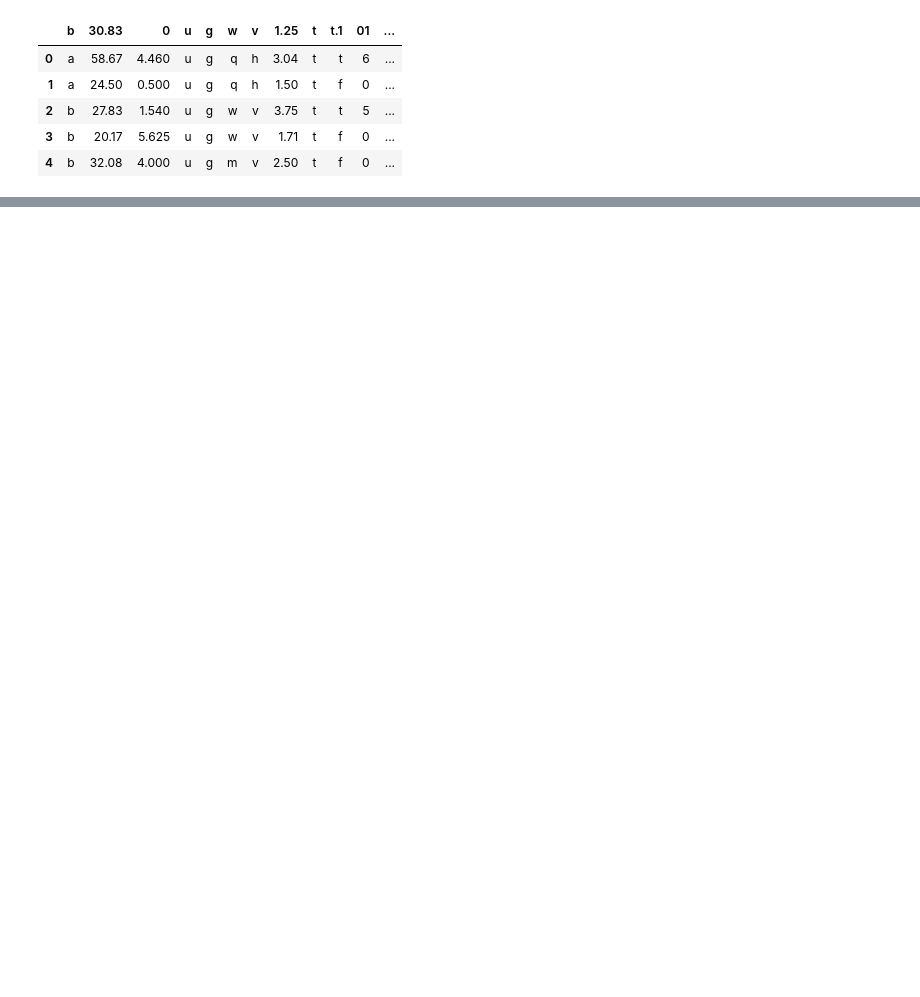
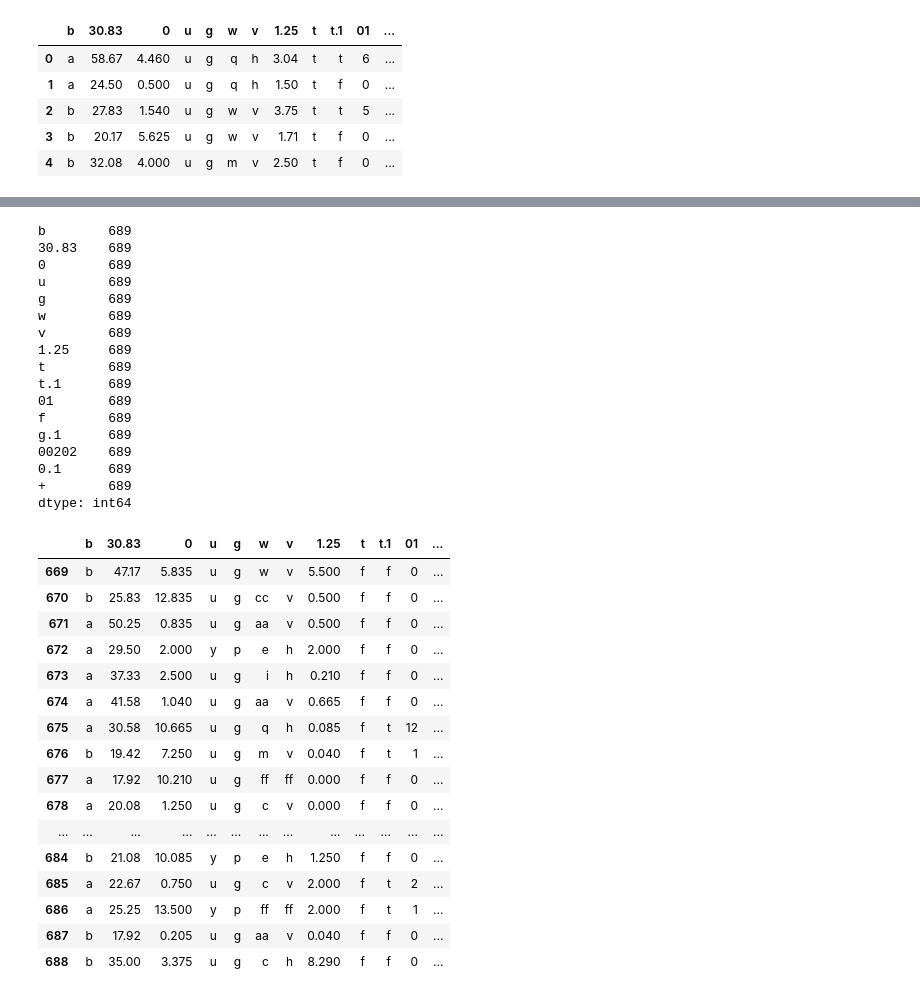
Before and after one commit to dshahid380/Predicting-credit-card-approval, a Jupyter notebook: main.ipynb, the cells around one changed output, grey strips where cells are left out. Saved outputs shown, nothing was run; the diff lists cells and outputs as text; code cells hidden in the pictures; blank space fills up the shorter version.

```diff
--- a/main.ipynb
+++ b/main.ipynb
@@ -20,0 +124,42 @@ df.head()
+# %%
+# Iterate over each column of cc_apps
+cc_apps=cc_apps.fillna(method='ffill')
+# Count the number of NaNs in the dataset and print the counts to verify
+# ... YOUR CODE FOR TASK 5 ...
+print(cc_apps.count())
+cc_apps.tail(20)
+# %% [output]
+b        689
+30.83    689
+0        689
+u        689
+g        689
+w        689
+v        689
+1.25     689
+t        689
+t.1      689
+01       689
+f        689
+g.1      689
+00202    689
+0.1      689
++        689
+dtype: int64
+|  | b | 30.83 | 0 | u | g | w | v | 1.25 | t | t.1 | 01 | ... |
+| 669 | b | 47.17 | 5.835 | u | g | w | v | 5.500 | f | f | 0 | ... |
+| 670 | b | 25.83 | 12.835 | u | g | cc | v | 0.500 | f | f | 0 | ... |
+| 671 | a | 50.25 | 0.835 | u | g | aa | v | 0.500 | f | f | 0 | ... |
+| 672 | a | 29.50 | 2.000 | y | p | e | h | 2.000 | f | f | 0 | ... |
+| 673 | a | 37.33 | 2.500 | u | g | i | h | 0.210 | f | f | 0 | ... |
+| 674 | a | 41.58 | 1.040 | u | g | aa | v | 0.665 | f | f | 0 | ... |
+| 675 | a | 30.58 | 10.665 | u | g | q | h | 0.085 | f | t | 12 | ... |
+| 676 | b | 19.42 | 7.250 | u | g | m | v | 0.040 | f | t | 1 | ... |
+| 677 | a | 17.92 | 10.210 | u | g | ff | ff | 0.000 | f | f | 0 | ... |
+| 678 | a | 20.08 | 1.250 | u | g | c | v | 0.000 | f | f | 0 | ... |
+| ... | ... | ... | ... | ... | ... | ... | ... | ... | ... | ... | ... | ... |
+| 684 | b | 21.08 | 10.085 | y | p | e | h | 1.250 | f | f | 0 | ... |
+| 685 | a | 22.67 | 0.750 | u | g | c | v | 2.000 | f | t | 2 | ... |
+| 686 | a | 25.25 | 13.500 | y | p | ff | ff | 2.000 | f | t | 1 | ... |
+| 687 | b | 17.92 | 0.205 | u | g | aa | v | 0.040 | f | f | 0 | ... |
+| 688 | b | 35.00 | 3.375 | u | g | c | h | 8.290 | f | f | 0 | ... |
```
Also changed, not shown: parts of 12 cells of this notebook.
